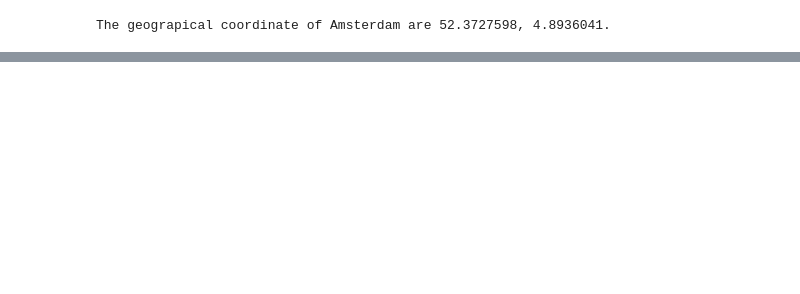
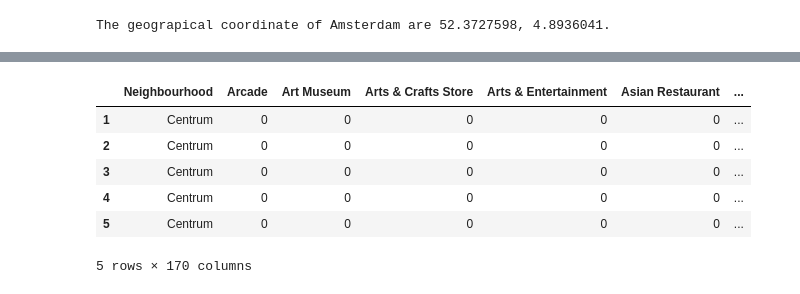
Before and after one commit to dvnooij/Coursera_Capstone, a Jupyter notebook: Capstone project - Report.ipynb, the cells around one changed output, grey strips where cells are left out. Saved outputs shown, nothing was run; the diff lists cells and outputs as text; code cells hidden in the pictures; blank space fills up the shorter version.

```diff
--- a/Capstone project - Report.ipynb
+++ b/Capstone project - Report.ipynb
@@ -71,0 +229,20 @@ map_amsterdam
+# %%
+# one hot encoding to do analysis on categorical variables
+amsterdam_onehot = pd.get_dummies(amsterdam_venues[['Venue Category']], prefix="", prefix_sep="")
+
+# add neighborhood column back to dataframe
+amsterdam_onehot['Neighbourhood'] = amsterdam_venues['Neighbourhood']
+
+# move neighborhood column to the first column
+fixed_columns = [amsterdam_onehot.columns[-1]] + list(amsterdam_onehot.columns[:-1])
+amsterdam_onehot = amsterdam_onehot[fixed_columns]
+
+amsterdam_onehot.head()
+# %% [output]
+|  | Neighbourhood | Arcade | Art Museum | Arts & Crafts Store | Arts & Entertainment | Asian Restaurant | ... |
+| 1 | Centrum | 0 | 0 | 0 | 0 | 0 | ... |
+| 2 | Centrum | 0 | 0 | 0 | 0 | 0 | ... |
+| 3 | Centrum | 0 | 0 | 0 | 0 | 0 | ... |
+| 4 | Centrum | 0 | 0 | 0 | 0 | 0 | ... |
+| 5 | Centrum | 0 | 0 | 0 | 0 | 0 | ... |
+5 rows × 170 columns
```
Also changed, not shown: parts of 16 cells of this notebook.
